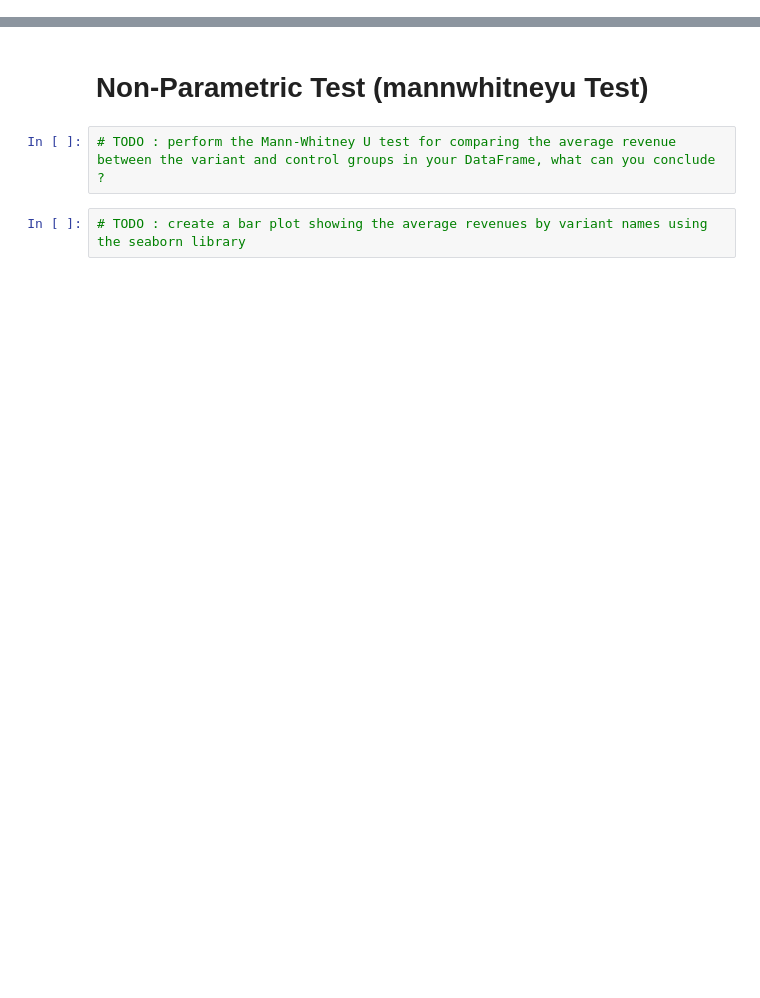
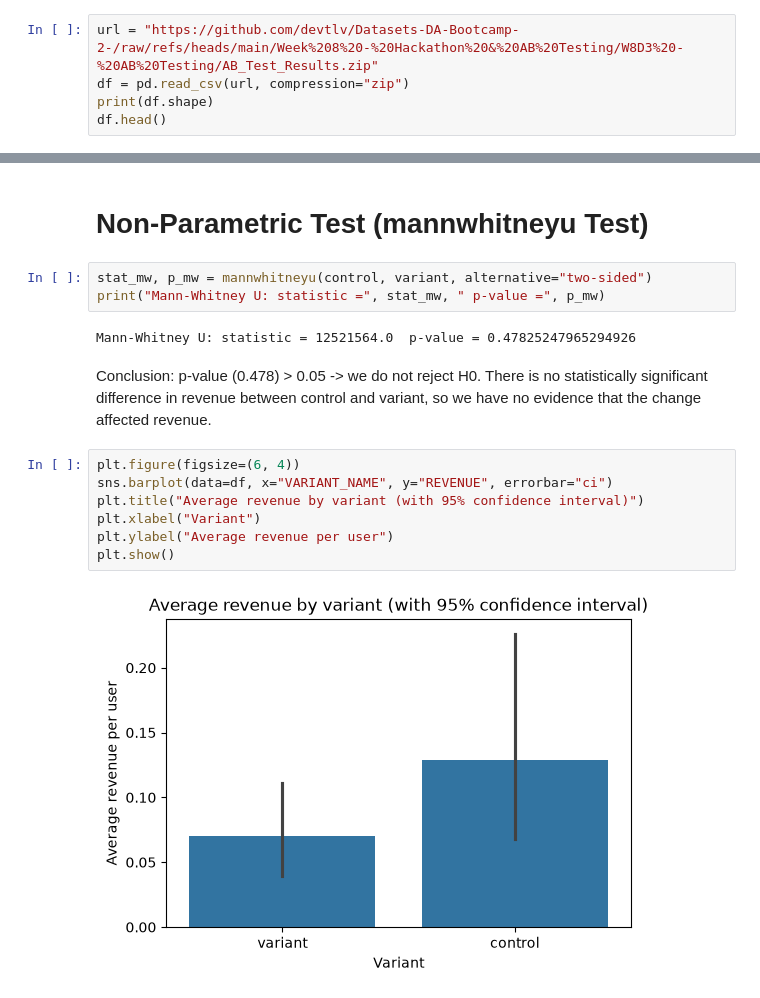
Before and after one commit to drfrenkp-prog/DI-Bootcamp, a Jupyter notebook: Week10/Day3/DailyChallenge/W10D3_AB_Testing.ipynb, the cells around one changed output, grey strips where cells are left out. Drawn from its saved outputs; the diff is of its cells as text; blank space fills up the shorter version.

Commit message:
Week 10 Day 3: Daily Challenge - A/B testing with python
Co-Authored-By: Claude Sonnet 5.5 <noreply@anthropic.com>

```diff
--- a/Week10/Day3/DailyChallenge/W10D3_AB_Testing.ipynb
+++ b/Week10/Day3/DailyChallenge/W10D3_AB_Testing.ipynb
@@ -13,0 +12,5 @@ from statsmodels.stats.multicomp import MultiComparison
+# %%
+url = "https://github.com/devtlv/Datasets-DA-Bootcamp-2-/raw/refs/heads/main/Week%208%20-%20Hackathon%20&%20AB%20Testing/W8D3%20-%20AB%20Testing/AB_Test_Results.zip"
+df = pd.read_csv(url, compression="zip")
+print(df.shape)
+df.head()
@@ -33,6 +112,18 @@ What about H1: M1 1= M2 ?
 # %% [markdown]
 # Non-Parametric Test (mannwhitneyu Test)
-# %%
-# TODO : perform the Mann-Whitney U test for comparing the average revenue between the variant and control groups in your DataFrame, what can you conclude ?
-# %%
-# TODO : create a bar plot showing the average revenues by variant names using the seaborn library
+# %%
+stat_mw, p_mw = mannwhitneyu(control, variant, alternative="two-sided")
+print("Mann-Whitney U: statistic =", stat_mw, " p-value =", p_mw)
+# %% [output]
+Mann-Whitney U: statistic = 12521564.0  p-value = 0.47825247965294926
+# %% [markdown]
+Conclusion: p-value (0.478) > 0.05 -> we do not reject H0. There is no statistically significant difference in revenue between control and variant, so we have no evidence that the change affected revenue.
+# %%
+plt.figure(figsize=(6, 4))
+sns.barplot(data=df, x="VARIANT_NAME", y="REVENUE", errorbar="ci")
+plt.title("Average revenue by variant (with 95% confidence interval)")
+plt.xlabel("Variant")
+plt.ylabel("Average revenue per user")
+plt.show()
+# %% [output]
+[figure, added]
```
Also changed, not shown: parts of 15 cells of this notebook.
